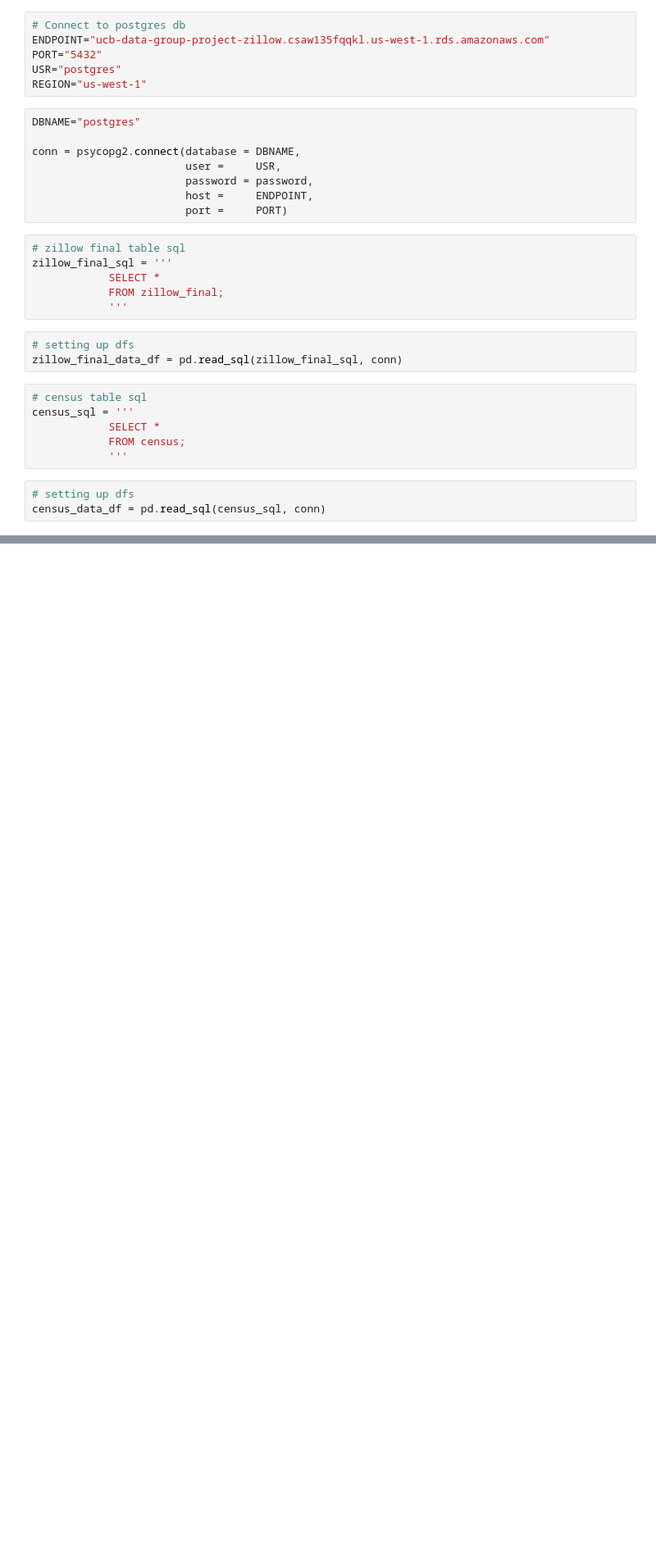
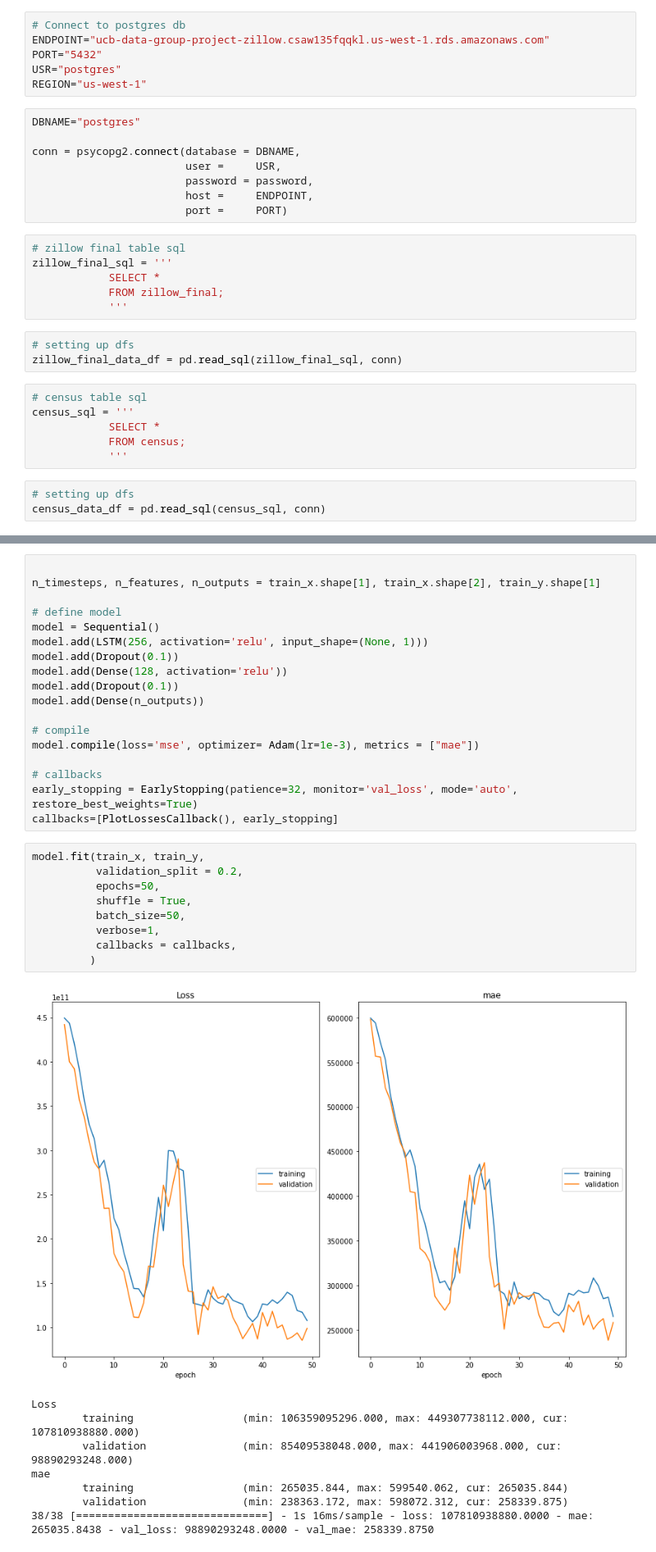
Before and after one commit to qklm/Zillow_Group_Project, a Jupyter notebook: zillow_final.ipynb, the cells around one changed output, grey strips where cells are left out. Shown at 82% size. Cells and saved outputs as stored; diff of their text form; blank space fills up the shorter version.

```diff
--- a/zillow_final.ipynb
+++ b/zillow_final.ipynb
@@ -42,0 +246,36 @@ census_data_df = pd.read_sql(census_sql, conn)
+# %%
+
+n_timesteps, n_features, n_outputs = train_x.shape[1], train_x.shape[2], train_y.shape[1]
+
+# define model
+model = Sequential()
+model.add(LSTM(256, activation='relu', input_shape=(None, 1)))
+model.add(Dropout(0.1))
+model.add(Dense(128, activation='relu'))
+model.add(Dropout(0.1))
+model.add(Dense(n_outputs))
+
+# compile
+model.compile(loss='mse', optimizer= Adam(lr=1e-3), metrics = ["mae"])
+
+# callbacks
+early_stopping = EarlyStopping(patience=32, monitor='val_loss', mode='auto', restore_best_weights=True)
+callbacks=[PlotLossesCallback(), early_stopping]
+# %%
+model.fit(train_x, train_y,
+          validation_split = 0.2,
+          epochs=50,
+          shuffle = True,
+          batch_size=50,
+          verbose=1,
+          callbacks = callbacks,
+         )
+# %% [output]
+[figure, added]
+Loss
+        training                 (min: 106359095296.000, max: 449307738112.000, cur: 107810938880.000)
+        validation               (min: 85409538048.000, max: 441906003968.000, cur: 98890293248.000)
+mae
+        training                 (min: 265035.844, max: 599540.062, cur: 265035.844)
+        validation               (min: 238363.172, max: 598072.312, cur: 258339.875)
+38/38 [==============================] - 1s 16ms/sample - loss: 107810938880.0000 - mae: 265035.8438 - val_loss: 98890293248.0000 - val_mae: 258339.8750
```
Also changed, not shown: parts of 14 cells of this notebook.
